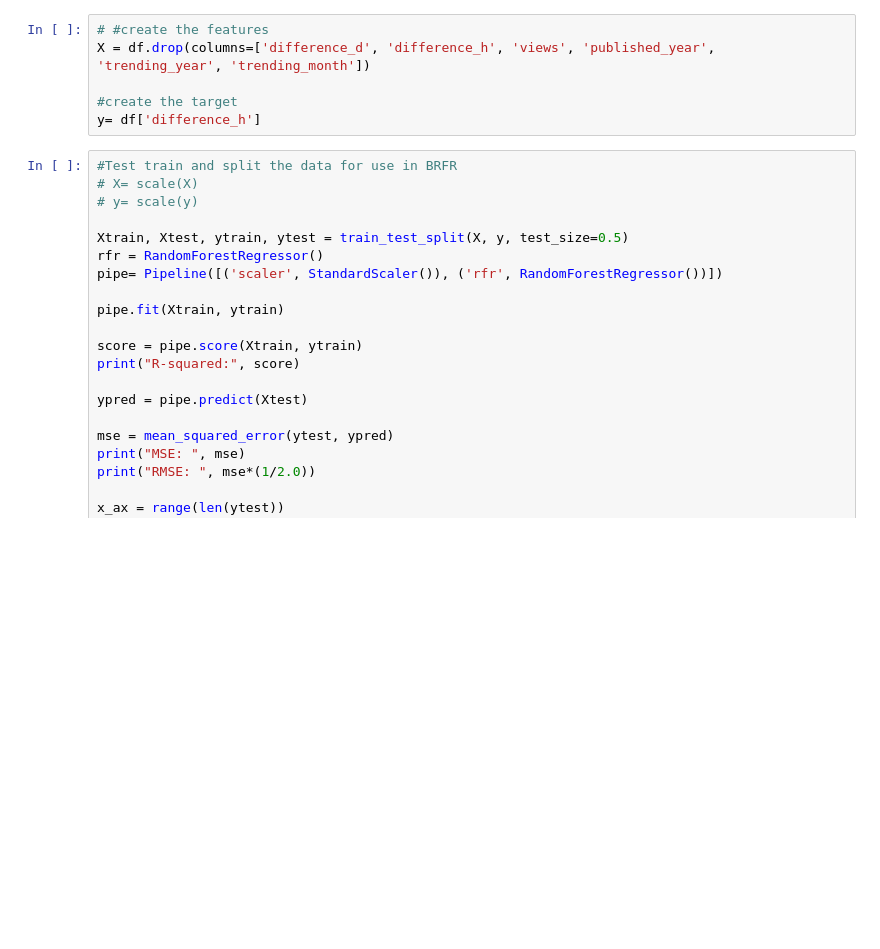
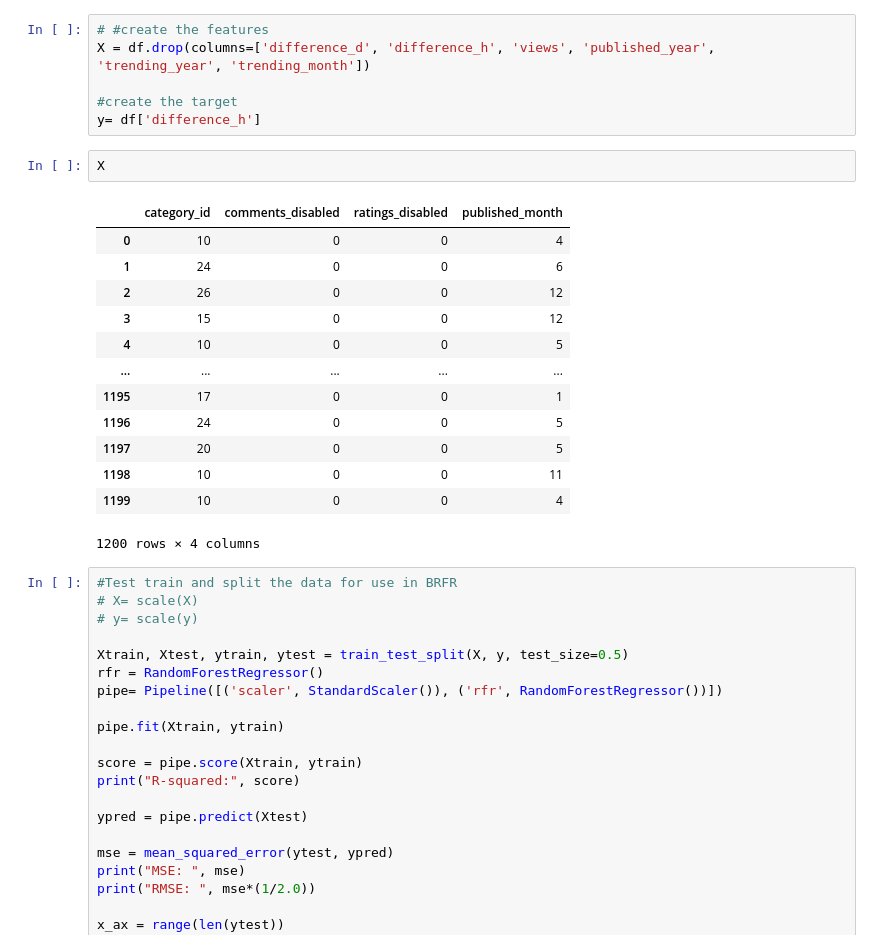
Before and after one commit to jereediv/The_Reason, a Jupyter notebook: Notebooks/BRFRegressor_hours_to_trending_GB.ipynb, the cells around one changed output. Saved outputs shown, nothing was run; the diff lists cells and outputs as text; blank space fills up the shorter version.

```diff
--- a/Notebooks/BRFRegressor_hours_to_trending_GB.ipynb
+++ b/Notebooks/BRFRegressor_hours_to_trending_GB.ipynb
@@ -75,6 +69,22 @@ X = df.drop(columns=['difference_d', 'difference_h', 'views', 'published_year',
 
 #create the target
 y= df['difference_h']
+# %%
+X
+# %% [output]
+|  | category_id | comments_disabled | ratings_disabled | published_month |
+| 0 | 10 | 0 | 0 | 4 |
+| 1 | 24 | 0 | 0 | 6 |
+| 2 | 26 | 0 | 0 | 12 |
+| 3 | 15 | 0 | 0 | 12 |
+| 4 | 10 | 0 | 0 | 5 |
+| ... | ... | ... | ... | ... |
+| 1195 | 17 | 0 | 0 | 1 |
+| 1196 | 24 | 0 | 0 | 5 |
+| 1197 | 20 | 0 | 0 | 5 |
+| 1198 | 10 | 0 | 0 | 11 |
+| 1199 | 10 | 0 | 0 | 4 |
+1200 rows × 4 columns
 # %%
 #Test train and split the data for use in BRFR
 # X= scale(X)
```
Also changed, not shown: parts of 1 cell of this notebook, 3 other files.
